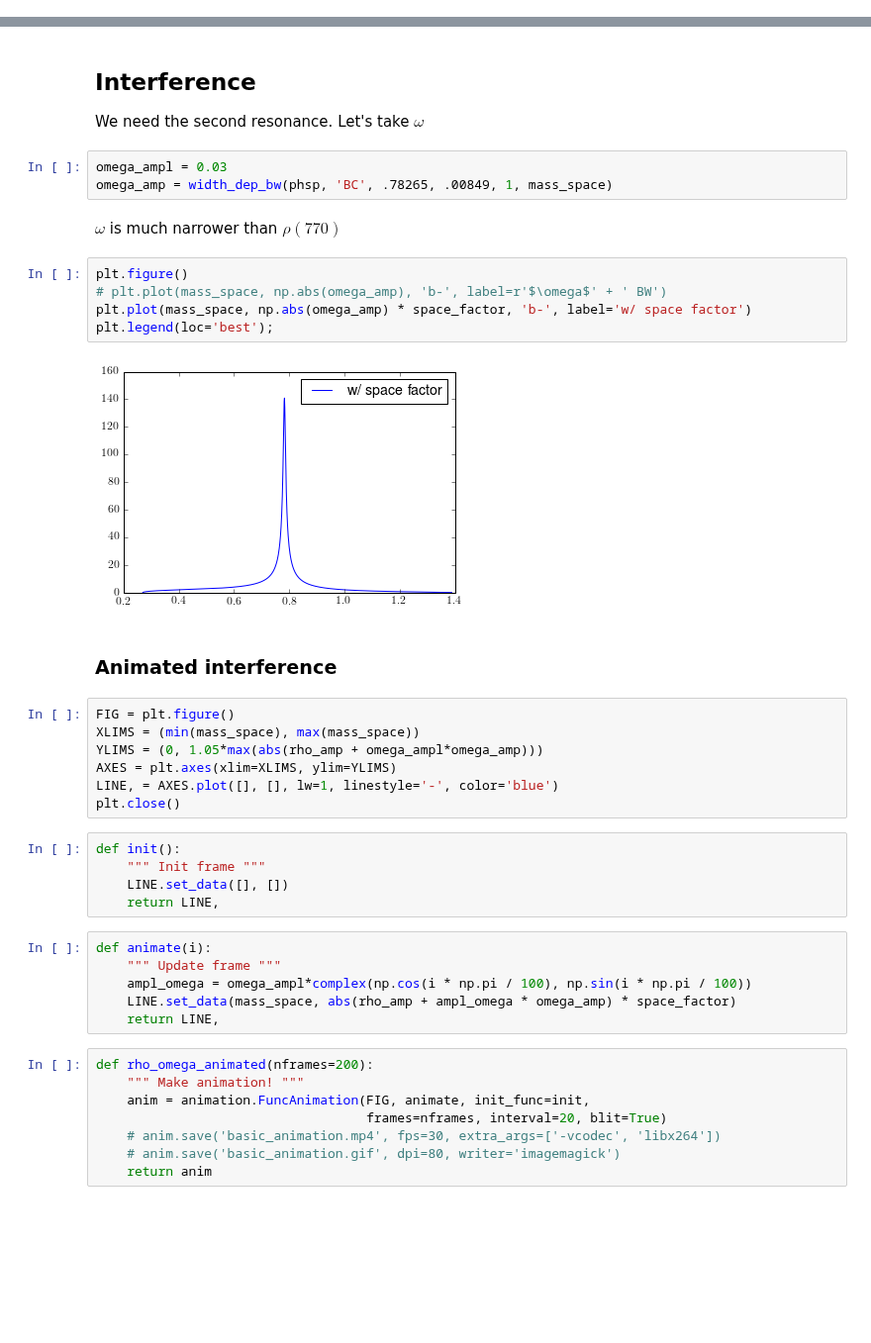
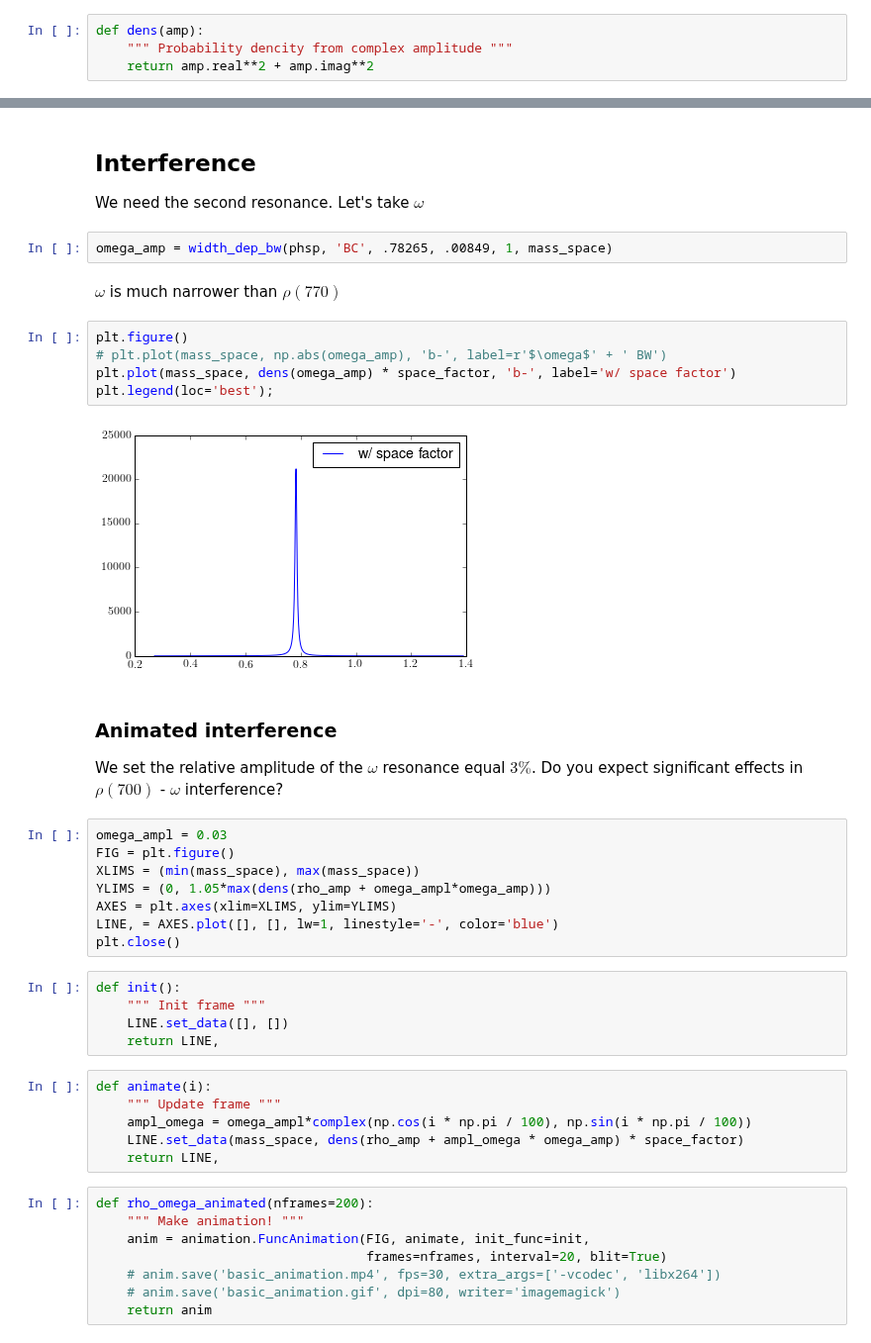
Before and after one commit to VitalyVorobyev/MultibodyAnalysisTools, a Jupyter notebook: tutorials/SimpleInterference.ipynb, the cells around one changed output, grey strips where cells are left out. Shown at 99% size. Saved outputs shown, nothing was run; the diff lists cells and outputs as text; blank space fills up the shorter version.

Commit message:
resonance tutorial

```diff
--- a/tutorials/SimpleInterference.ipynb
+++ b/tutorials/SimpleInterference.ipynb
@@ -25,6 +25,10 @@ def width_dep_bw(phsp, rtype, mass, width, spin, masses):
     mass_sq = masses**2
     momt = phsp.momentum_res(mass_sq, rtype)
     return res(mass_sq, momt)
+# %%
+def dens(amp):
+    """ Probability dencity from complex amplitude """
+    return amp.real**2 + amp.imag**2
 # %% [markdown]
 Let's make $\rho(770)$ resonance for $D^0\to K_S^0\pi^+\pi^-$ decay
 # %%
@@ -75,23 +82,24 @@ plt.legend(loc='best');
 ## Interference
 We need the second resonance. Let's take $\omega$
 # %%
-omega_ampl = 0.03
 omega_amp = width_dep_bw(phsp, 'BC', .78265, .00849, 1, mass_space)
 # %% [markdown]
 $\omega$ is much narrower than $\rho(770)$
 # %%
 plt.figure()
 # plt.plot(mass_space, np.abs(omega_amp), 'b-', label=r'$\omega$' + ' BW')
-plt.plot(mass_space, np.abs(omega_amp) * space_factor, 'b-', label='w/ space factor')
+plt.plot(mass_space, dens(omega_amp) * space_factor, 'b-', label='w/ space factor')
 plt.legend(loc='best');
 # %% [output]
-[figure, old version]
+[figure, new version]
-# %% [markdown]
-### Animated interference
+# %% [markdown]
+### Animated interference
+We set the relative amplitude of the $\omega$ resonance equal $3\%$. Do you expect significant effects in $\rho(700)$ - $\omega$ interference?
 # %%
+omega_ampl = 0.03
 FIG = plt.figure()
 XLIMS = (min(mass_space), max(mass_space))
-YLIMS = (0, 1.05*max(abs(rho_amp + omega_ampl*omega_amp)))
+YLIMS = (0, 1.05*max(dens(rho_amp + omega_ampl*omega_amp)))
 AXES = plt.axes(xlim=XLIMS, ylim=YLIMS)
 LINE, = AXES.plot([], [], lw=1, linestyle='-', color='blue')
 plt.close()
@@ -104,7 +112,7 @@ def init():
 def animate(i):
     """ Update frame """
     ampl_omega = omega_ampl*complex(np.cos(i * np.pi / 100), np.sin(i * np.pi / 100))
-    LINE.set_data(mass_space, abs(rho_amp + ampl_omega * omega_amp) * space_factor)
+    LINE.set_data(mass_space, dens(rho_amp + ampl_omega * omega_amp) * space_factor)
     return LINE,
 # %%
 def rho_omega_animated(nframes=200):
```
Also changed, not shown: parts of 6 cells of this notebook, 4 other files.
